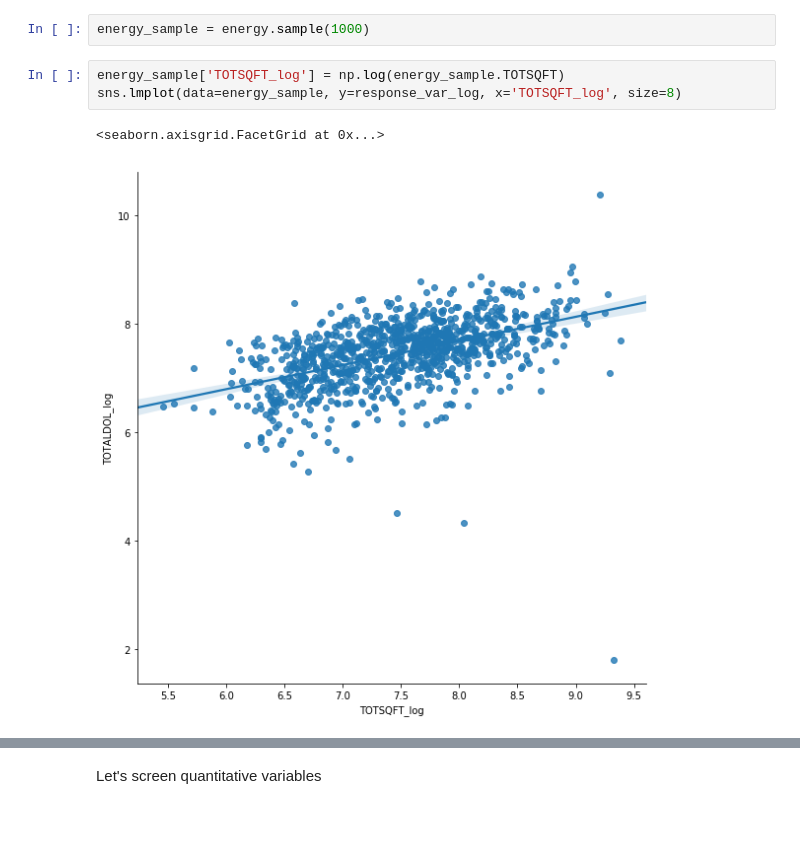
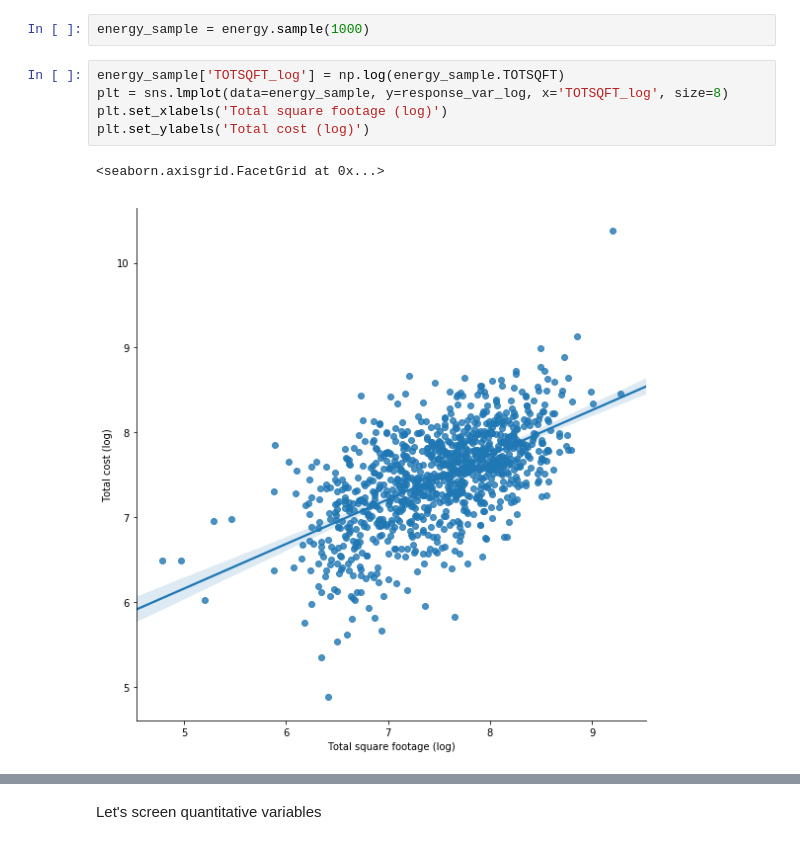
Before and after one commit to JaimeVillanueva/Applied-Statistics-Project1, a Jupyter notebook: notebooks/python/exploratory_analysis_vlad.ipynb, the cells around one changed output, grey strips where cells are left out. Drawn from its saved outputs; the diff is of its cells as text.

```diff
--- a/notebooks/python/exploratory_analysis_vlad.ipynb
+++ b/notebooks/python/exploratory_analysis_vlad.ipynb
@@ -563,7 +563,9 @@ Plot top 5 features!
 energy_sample = energy.sample(1000)
 # %%
 energy_sample['TOTSQFT_log'] = np.log(energy_sample.TOTSQFT)
-sns.lmplot(data=energy_sample, y=response_var_log, x='TOTSQFT_log', size=8)
+plt = sns.lmplot(data=energy_sample, y=response_var_log, x='TOTSQFT_log', size=8)
+plt.set_xlabels('Total square footage (log)')
+plt.set_ylabels('Total cost (log)')
 # %% [output]
 <seaborn.axisgrid.FacetGrid at 0x...>
-[figure, old version]
+[figure, new version]
```
Also changed, not shown: parts of 9 cells of this notebook, 11 other files.
